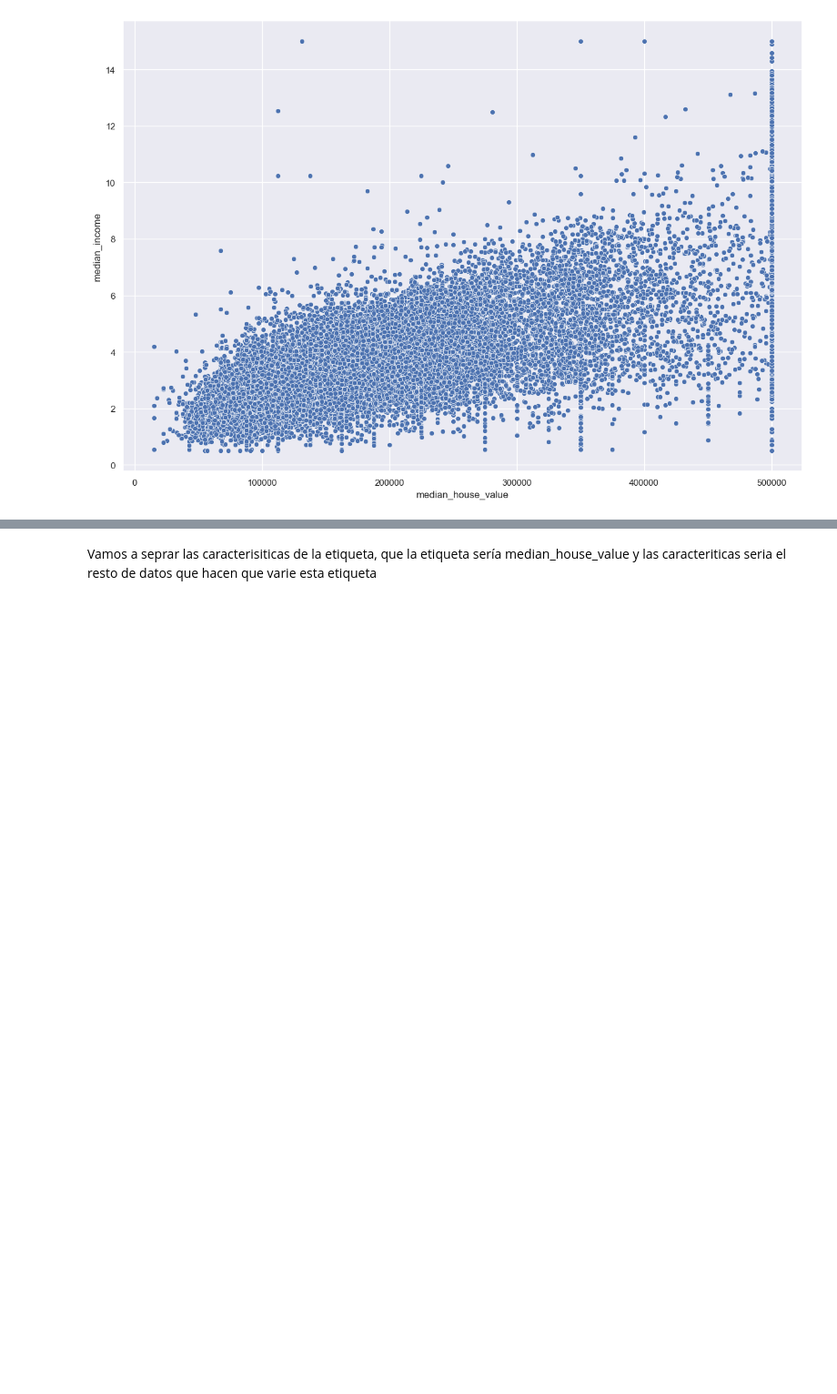
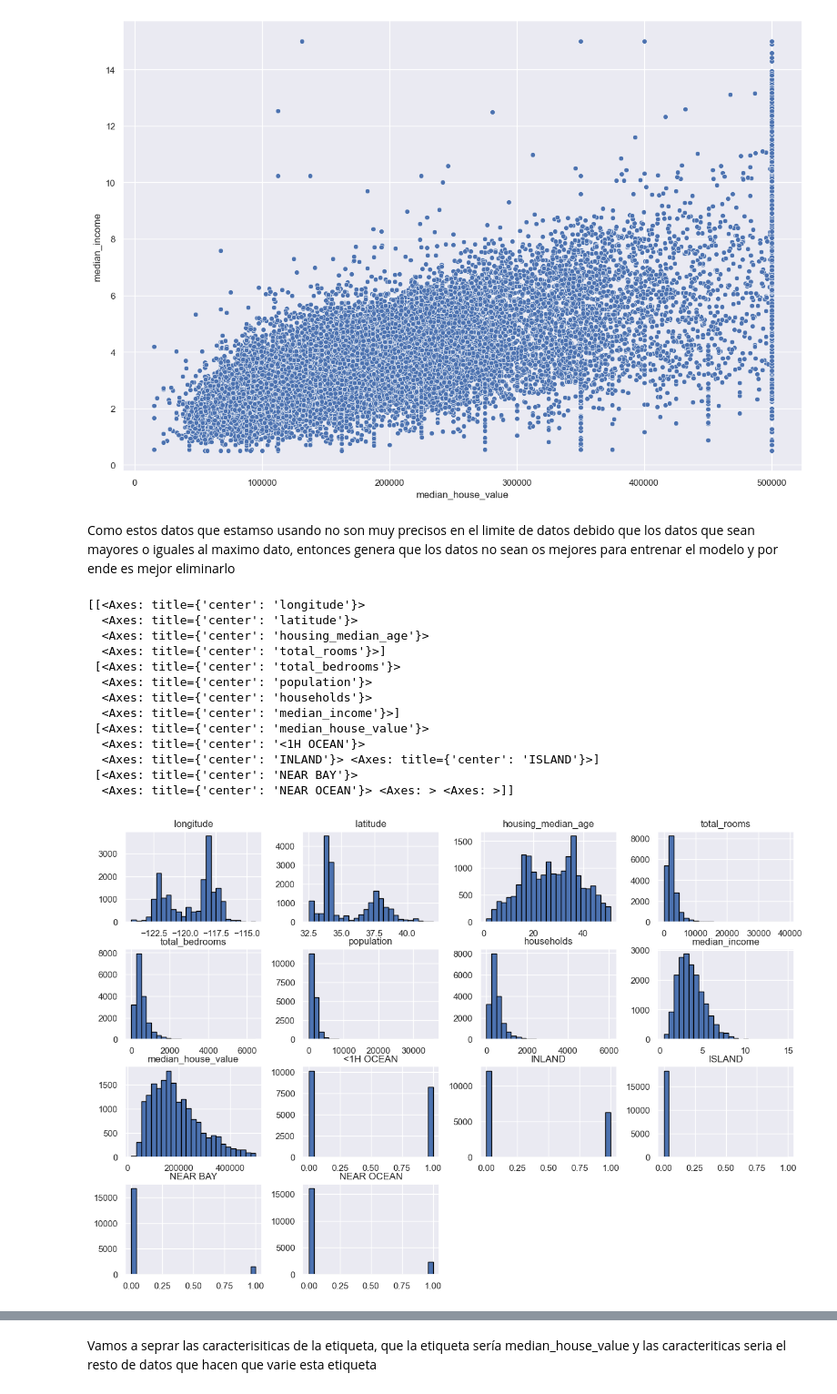
Before and after one commit to juarturito18/Practica-AI-enginner, a Jupyter notebook: Modelo house prices/Modelo house prices.ipynb, the cells around one changed output, grey strips where cells are left out. Shown at 91% size. Drawn from its saved outputs; the diff is of its cells as text; code cells hidden in the pictures; blank space fills up the shorter version.

```diff
--- a/Modelo house prices/Modelo house prices.ipynb
+++ b/Modelo house prices/Modelo house prices.ipynb
@@ -187,3 +187,5 @@ sb.scatterplot(x = "median_house_value", y = "median_income" , data = dt_na)
 # %% [output]
 <Axes: xlabel='median_house_value', ylabel='median_income'>
 [figure]
+# %% [markdown]
+Como estos datos que estamso usando no son muy precisos en el limite de datos debido que los datos que sean mayores o iguales al maximo dato, entonces genera que los datos no sean os mejores para entrenar el modelo y por ende es mejor eliminarlo
@@ -190,3 +195,22 @@ sb.scatterplot(x = "median_house_value", y = "median_income" , data = dt_na)
+# %%
+print(dt_na.hist(figsize = (15,10), # con el figsize se puede modificar los valores del tamaño donde el primer valor ingresado sera el ancho y el segundo el largo
+               bins = 25, # ESta función indica cuantas columnas van a ser creadas para describir los datos creados a mas columnas mas grafico es el cambio del DataFrame(DF)
+               edgecolor =  "black")) # El egdecolor simplemente es para cambiar el borde de las columnas
+# %% [output]
+[[<Axes: title={'center': 'longitude'}>
+  <Axes: title={'center': 'latitude'}>
+  <Axes: title={'center': 'housing_median_age'}>
+  <Axes: title={'center': 'total_rooms'}>]
+ [<Axes: title={'center': 'total_bedrooms'}>
+  <Axes: title={'center': 'population'}>
+  <Axes: title={'center': 'households'}>
+  <Axes: title={'center': 'median_income'}>]
+ [<Axes: title={'center': 'median_house_value'}>
+  <Axes: title={'center': '<1H OCEAN'}>
+  <Axes: title={'center': 'INLAND'}> <Axes: title={'center': 'ISLAND'}>]
+ [<Axes: title={'center': 'NEAR BAY'}>
+  <Axes: title={'center': 'NEAR OCEAN'}> <Axes: > <Axes: >]]
+[figure, added]
 # %%
 dt_na["bedroom_ratio"] = dt_na["total_bedrooms"] / dt_na["total_rooms"]
 sb.set(rc={"figure.figsize":(15,10)})
```
Also changed, not shown: parts of 6 cells of this notebook, 1 other file.
